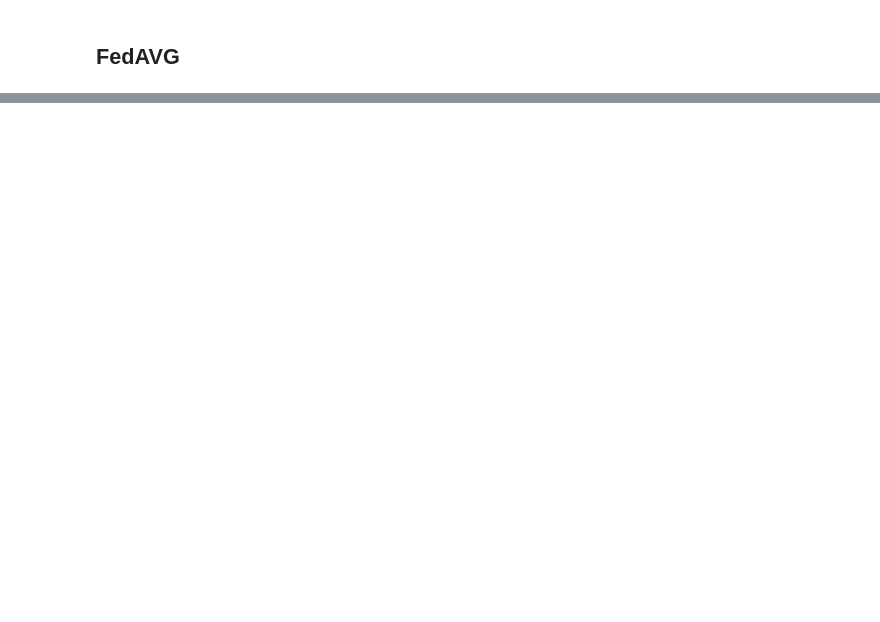
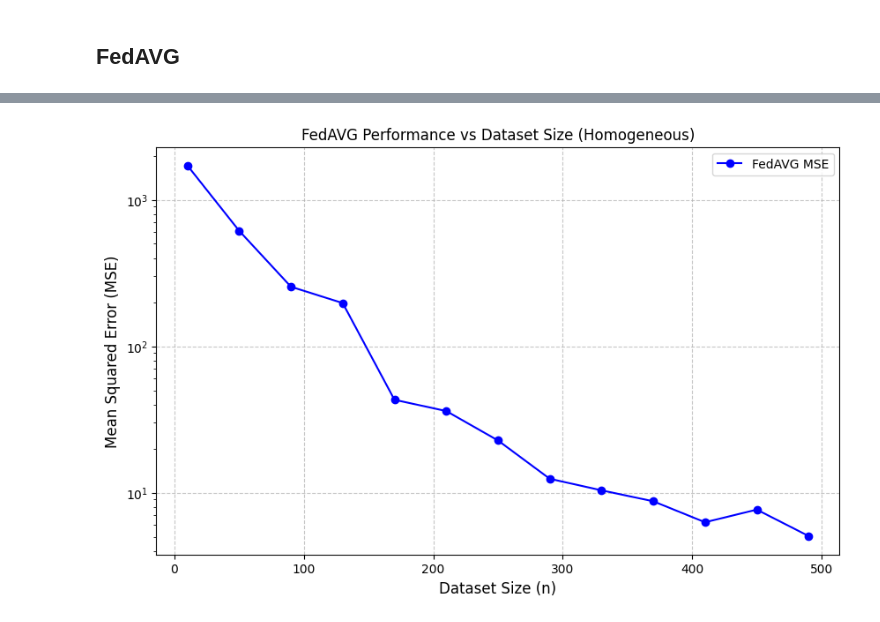
Before and after one commit to RitenkumarPatel/CS-536-Final-Project, a Jupyter notebook: FedAvg.ipynb, the cells around one changed output, grey strips where cells are left out. Cells and saved outputs as stored; diff of their text form; code cells hidden in the pictures; blank space fills up the shorter version.

```diff
--- a/FedAvg.ipynb
+++ b/FedAvg.ipynb
@@ -140,0 +155,46 @@ Minimum test MSE: 2144.1393338675616
+# %%
+def sweep_parameter(case_class, base_params, sweep_key, sweep_values):
+    results = []
+    for value in sweep_values:
+        current_params = base_params.copy()
+        current_params[sweep_key] = value
+
+        mse = evaluate_fed_avg(case_class, current_params)
+        results.append(mse)
+
+    return results
+# %%
+def plot_results(x_values, y_values, xlabel, title, filename):
+    plt.figure(figsize=(10, 6))
+    plt.plot(x_values, y_values, marker='o', linestyle='-', color='b', label='FedAVG MSE')
+
+    plt.title(title)
+    plt.xlabel(xlabel, fontsize=12)
+    plt.ylabel('Mean Squared Error (MSE)', fontsize=12)
+    plt.grid(True, linestyle='--', alpha=0.7)
+    plt.yscale('log')
+    plt.legend()
+
+    plt.savefig(f'./figures/{filename}')
+    plt.show()
+# %%
+base_config = {
+    'n': 100,
+    'events': 100,
+    'output_arity': 50,
+    'sensors': 10,
+    'noise_std': 0.01,
+    'seed': 42
+}
+
+n_range = range(10, 500, 40)
+results_n = sweep_parameter(CaseHFL, base_config, 'n', n_range)
+
+plot_results(
+    n_range, results_n,
+    xlabel='Dataset Size (n)',
+    title='FedAVG Performance vs Dataset Size (Homogeneous)',
+    filename='FedAvg_datasetsize_homogeneous.png'
+)
+# %% [output]
+[figure, added]
```
Also changed, not shown: parts of 8 cells of this notebook, 16 other files.
